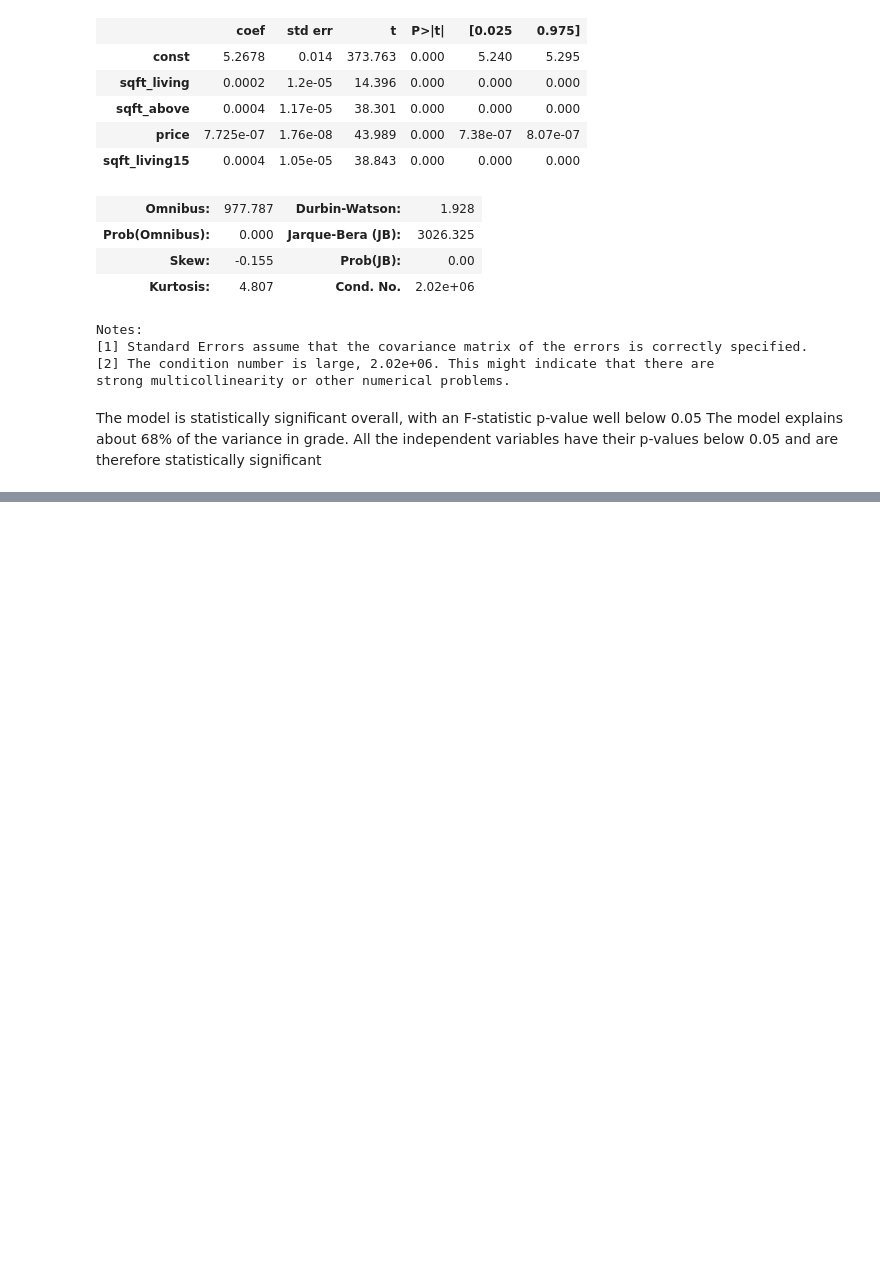
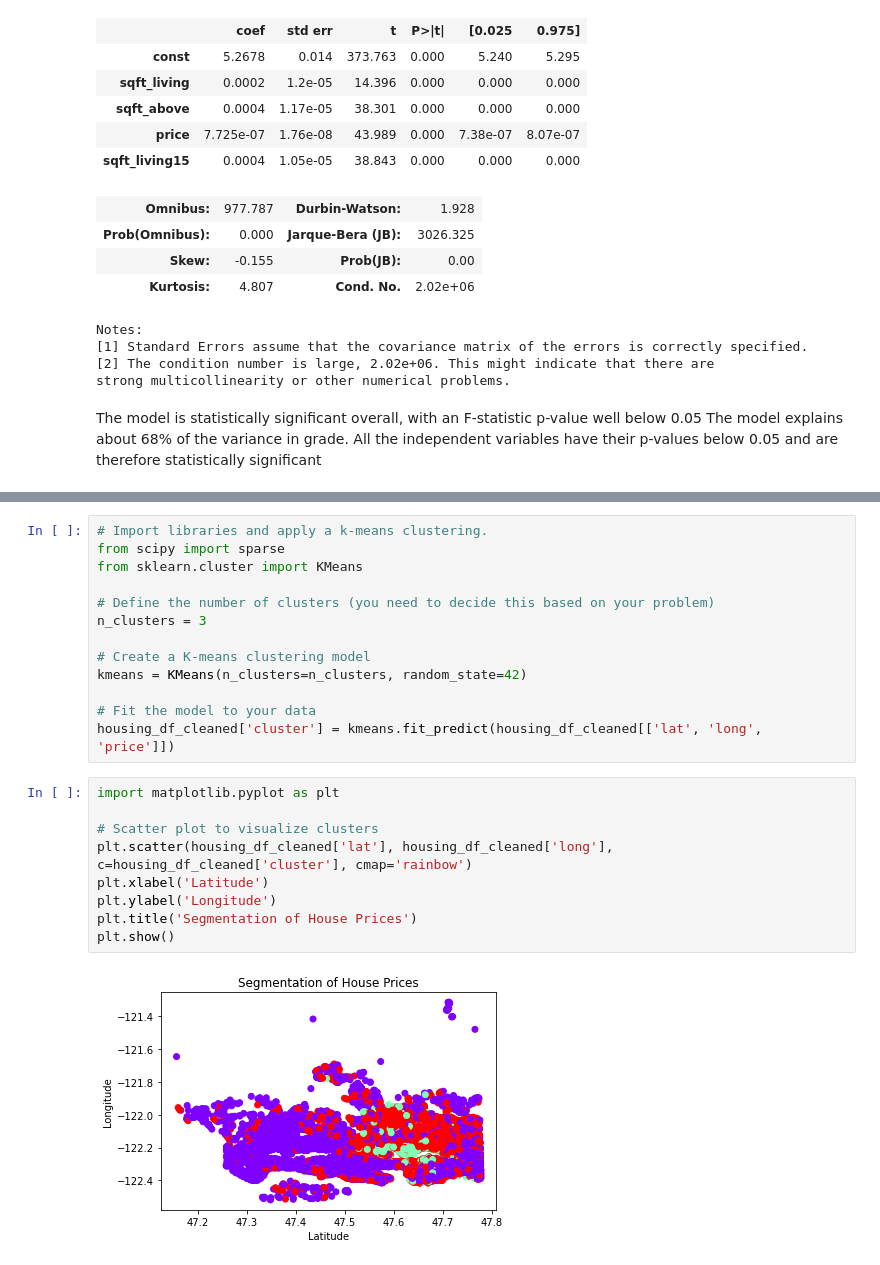
Before and after one commit to MugoDom/dsc-phase-2-project-v2-3, a Jupyter notebook: student.ipynb, the cells around one changed output, grey strips where cells are left out. Cells and saved outputs as stored; diff of their text form; blank space fills up the shorter version.

```diff
--- a/student.ipynb
+++ b/student.ipynb
@@ -755,0 +746,24 @@ eval_env: 1
+# %%
+# Import libraries and apply a k-means clustering.
+from scipy import sparse
+from sklearn.cluster import KMeans
+
+# Define the number of clusters (you need to decide this based on your problem)
+n_clusters = 3
+
+# Create a K-means clustering model
+kmeans = KMeans(n_clusters=n_clusters, random_state=42)
+
+# Fit the model to your data
+housing_df_cleaned['cluster'] = kmeans.fit_predict(housing_df_cleaned[['lat', 'long', 'price']])
+# %%
+import matplotlib.pyplot as plt
+
+# Scatter plot to visualize clusters
+plt.scatter(housing_df_cleaned['lat'], housing_df_cleaned['long'], c=housing_df_cleaned['cluster'], cmap='rainbow')
+plt.xlabel('Latitude')
+plt.ylabel('Longitude')
+plt.title('Segmentation of House Prices')
+plt.show()
+# %% [output]
+[figure, added]
```
Also changed, not shown: parts of 13 cells of this notebook.
